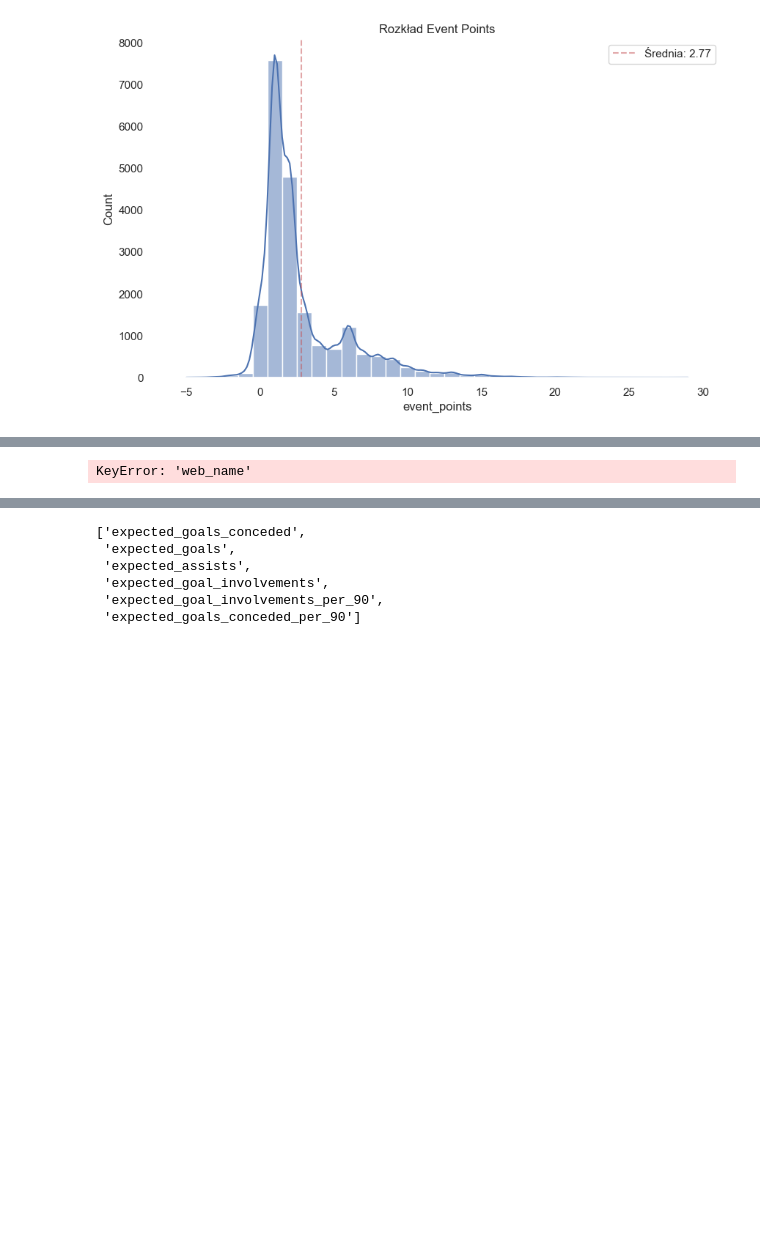
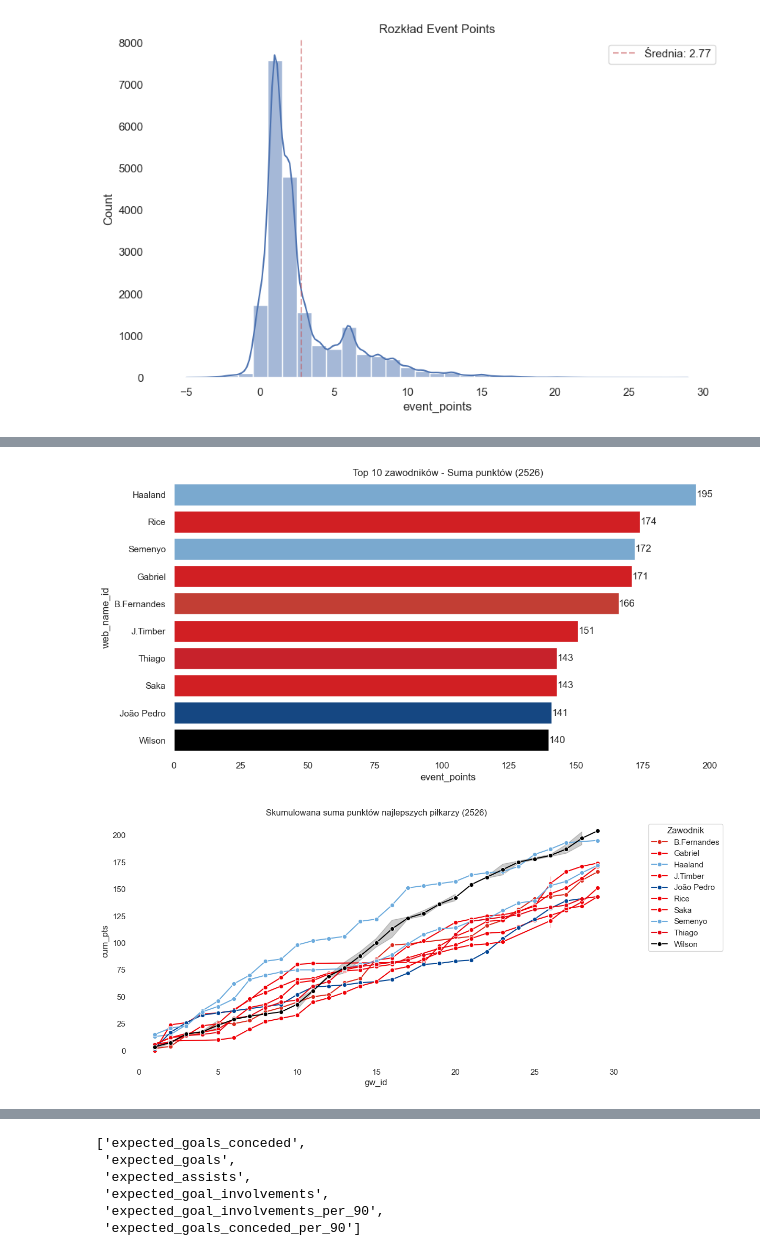
Before and after one commit to ruus77/FPL-Points-Predictions, a Jupyter notebook: Notebooks/Data_Preparation/EDA.ipynb, the cells around one changed output, grey strips where cells are left out. Drawn from its saved outputs; the diff is of its cells as text; code cells hidden in the pictures; blank space fills up the shorter version.

```diff
--- a/Notebooks/Data_Preparation/EDA.ipynb
+++ b/Notebooks/Data_Preparation/EDA.ipynb
@@ -135,9 +124,10 @@ sns.heatmap(corr.loc[cols, cols], annot=True, cmap="coolwarm", square=True)
 # %%
 best_players_plots(df=data,
                    num_players=10,
-                   season=2526)
+                   season_id=2526)
 # %% [output]
-KeyError: 'web_name'
+[figure, added]
+[figure, added]
 # %%
 data["value_ratio"] = (data.event_points / data.now_cost).fillna(0)
 # %%
```
Also changed, not shown: parts of 9 cells of this notebook.
